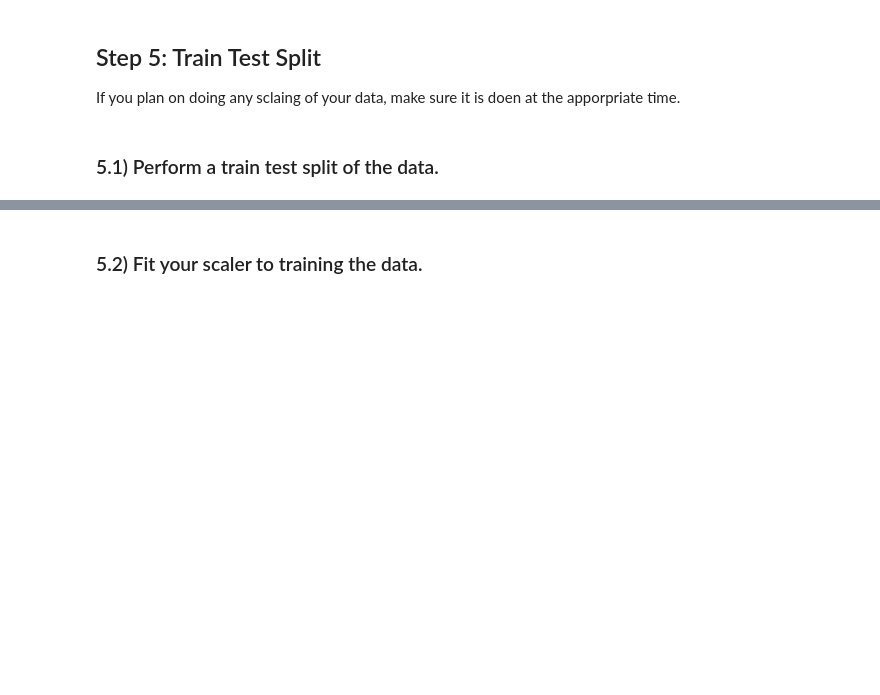
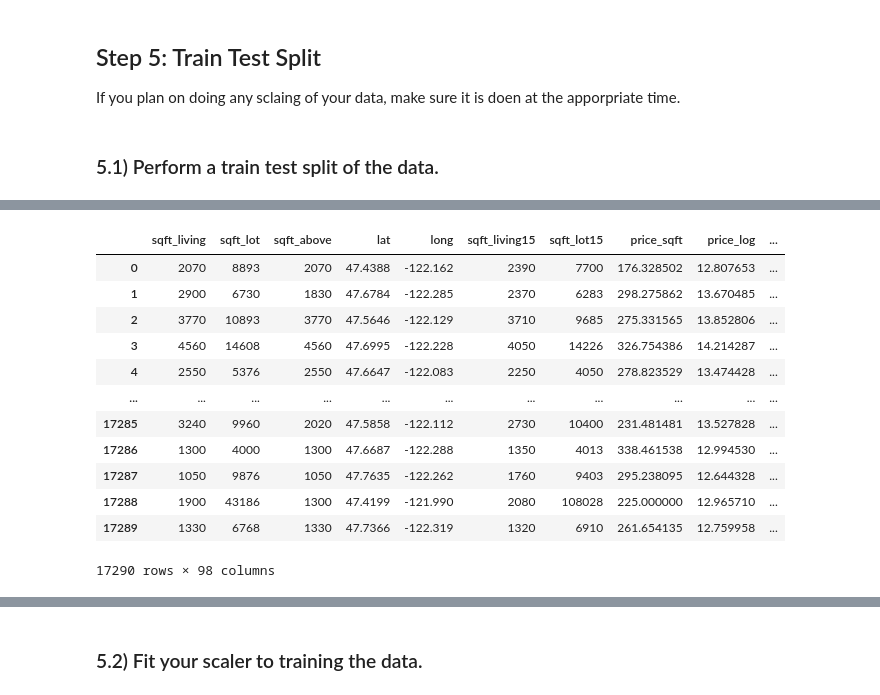
Before and after one commit to binyaz/kings_county_binya_albert_bakeoff, a Jupyter notebook: Applied_practice-Binyo.ipynb, the cells around one changed output, grey strips where cells are left out. Drawn from its saved outputs; the diff is of its cells as text; code cells hidden in the pictures; blank space fills up the shorter version.

```diff
--- a/Applied_practice-Binyo.ipynb
+++ b/Applied_practice-Binyo.ipynb
@@ -363,0 +472,2 @@ If you plan on doing any sclaing of your data, make sure it is doen at the appor
+# %%
+dummy = pd.get_dummies(train_df, columns=['year', 'month', 'waterfront', 'view', 'bedrooms', 'bathrooms', 'floors', 'condition', 'grade'])
@@ -363,0 +483,2 @@ If you plan on doing any sclaing of your data, make sure it is doen at the appor
+# %%
+_X = dummy.drop(columns = ['sqft_basement', 'id', 'date', 'price', 'yr_built', 'yr_renovated', 'zipcode', 'type'])
@@ -363,0 +504,16 @@ If you plan on doing any sclaing of your data, make sure it is doen at the appor
+# %%
+_X
+# %% [output]
+|  | sqft_living | sqft_lot | sqft_above | lat | long | sqft_living15 | sqft_lot15 | price_sqft | price_log | ... |
+| 0 | 2070 | 8893 | 2070 | 47.4388 | -122.162 | 2390 | 7700 | 176.328502 | 12.807653 | ... |
+| 1 | 2900 | 6730 | 1830 | 47.6784 | -122.285 | 2370 | 6283 | 298.275862 | 13.670485 | ... |
+| 2 | 3770 | 10893 | 3770 | 47.5646 | -122.129 | 3710 | 9685 | 275.331565 | 13.852806 | ... |
+| 3 | 4560 | 14608 | 4560 | 47.6995 | -122.228 | 4050 | 14226 | 326.754386 | 14.214287 | ... |
+| 4 | 2550 | 5376 | 2550 | 47.6647 | -122.083 | 2250 | 4050 | 278.823529 | 13.474428 | ... |
+| ... | ... | ... | ... | ... | ... | ... | ... | ... | ... | ... |
+| 17285 | 3240 | 9960 | 2020 | 47.5858 | -122.112 | 2730 | 10400 | 231.481481 | 13.527828 | ... |
+| 17286 | 1300 | 4000 | 1300 | 47.6687 | -122.288 | 1350 | 4013 | 338.461538 | 12.994530 | ... |
+| 17287 | 1050 | 9876 | 1050 | 47.7635 | -122.262 | 1760 | 9403 | 295.238095 | 12.644328 | ... |
+| 17288 | 1900 | 43186 | 1300 | 47.4199 | -121.990 | 2080 | 108028 | 225.000000 | 12.965710 | ... |
+| 17289 | 1330 | 6768 | 1330 | 47.7366 | -122.319 | 1320 | 6910 | 261.654135 | 12.759958 | ... |
+17290 rows × 98 columns
```
Also changed, not shown: parts of 63 cells of this notebook.
